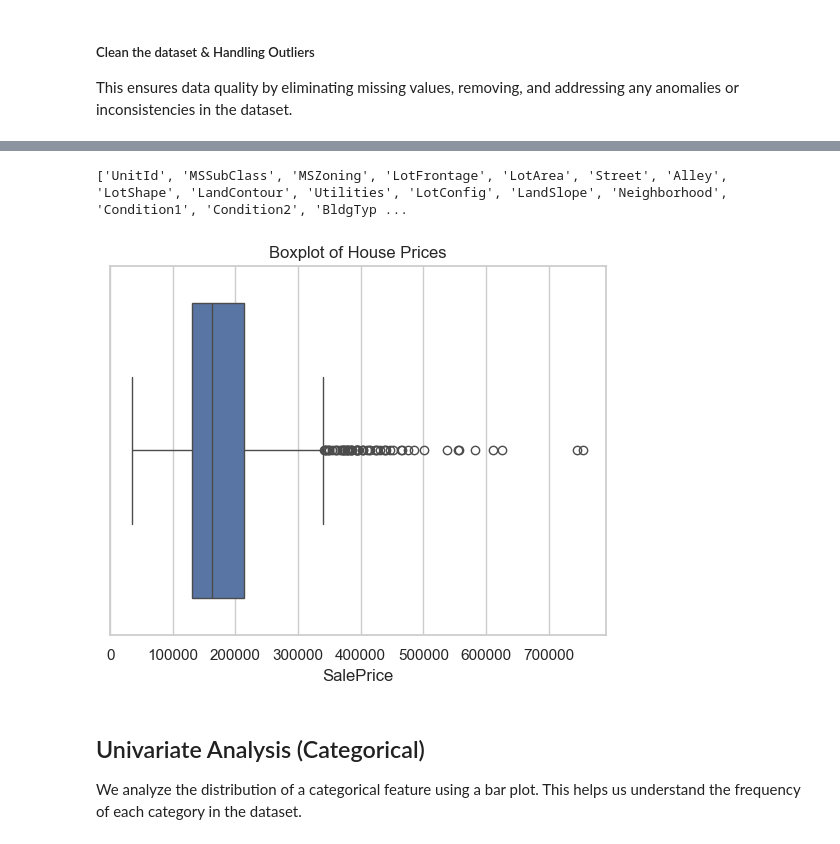
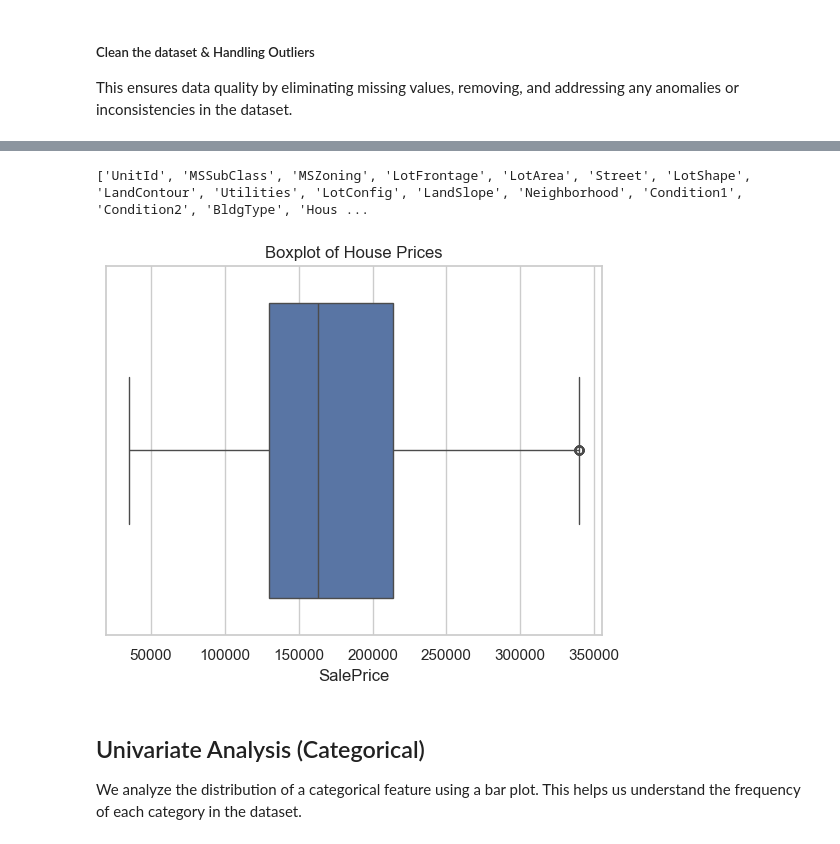
Before and after one commit to aishks14/housing-data-analysis-pro-3, a Jupyter notebook: notebooks/housing-data-eda.ipynb, the cells around one changed output, grey strips where cells are left out. Cells and saved outputs as stored; diff of their text form; code cells hidden in the pictures.

```diff
--- a/notebooks/housing-data-eda.ipynb
+++ b/notebooks/housing-data-eda.ipynb
@@ -820,3 +532,37 @@ MasVnrType     59.726027
 Electrical      0.068493
 GarageYrBlt     5.547945
 dtype: float64
+# %%
+# === Missing value handler ===
+def handle_missing_values(df):
+    df_cleaned = df.copy()
+    missing_percent = df_cleaned.isnull().mean()
+    dropped_cols = []
+
+    for col in df_cleaned.columns:
+        pct = missing_percent[col]
+
+        if pct >= housing_feature_dict.DROP_THRESHOLD:
+            df_cleaned.drop(columns=[col], inplace=True)
+            dropped_cols.append(col)
+            print(f"Dropped '{col}' — missing {pct:.2%}")
+
+        elif housing_feature_dict.MEAN_THRESHOLD[0] <= pct <= housing_feature_dict.MEAN_THRESHOLD[1]:
+            if pd.api.types.is_numeric_dtype(df_cleaned[col]):
+                mean_val = df_cleaned[col].mean()
+                df_cleaned[col] = df_cleaned[col].fillna(mean_val)
+                print(f"Filled '{col}' with mean ({mean_val:.2f}) — missing {pct:.2%}")
+
+        elif abs(pct - housing_feature_dict.MEDIAN_THRESHOLD) < 0.05:
+            if pd.api.types.is_numeric_dtype(df_cleaned[col]):
+                median_val = df_cleaned[col].median()
+                df_cleaned[col] = df_cleaned[col].fillna(median_val)
+                print(f"Filled '{col}' with median ({median_val:.2f}) — missing {pct:.2%}")
+
+    return df_cleaned, dropped_cols, missing_percent
+
+# Step 1: Missing values
+df_cleaned, dropped_cols, missing_percent = handle_missing_values(df)
+
+# Save workbook
+writer._save()
@@ -1032,18 +799,18 @@ Filled 'GarageYrBlt' with mean (1978.51) — missing 5.55%
 # %%
 # Visualize outliers
-print(df.columns.tolist())
-sns.boxplot(x=df['SalePrice'])
+print(df_outliers_handled.columns.tolist())
+sns.boxplot(x=df_outliers_handled['SalePrice'])
 plt.title('Boxplot of House Prices')
 plt.show()
 
 # Remove outliers using IQR
-Q1 = df['SalePrice'].quantile(0.25)
-Q3 = df['SalePrice'].quantile(0.75)
+Q1 = df_outliers_handled['SalePrice'].quantile(0.25)
+Q3 = df_outliers_handled['SalePrice'].quantile(0.75)
 IQR = Q3 - Q1
-df = df[(df['SalePrice'] >= Q1 - 1.5 * IQR) & (df['SalePrice'] <= Q3 + 1.5 * IQR)]
+df_outliers_handled = df_outliers_handled[(df_outliers_handled['SalePrice'] >= Q1 - 1.5 * IQR) & (df_outliers_handled['SalePrice'] <= Q3 + 1.5 * IQR)]
 # %% [output]
-['UnitId', 'MSSubClass', 'MSZoning', 'LotFrontage', 'LotArea', 'Street', 'Alley', 'LotShape', 'LandContour', 'Utilities', 'LotConfig', 'LandSlope', 'Neighborhood', 'Condition1', 'Condition2', 'BldgTyp ...
+['UnitId', 'MSSubClass', 'MSZoning', 'LotFrontage', 'LotArea', 'Street', 'LotShape', 'LandContour', 'Utilities', 'LotConfig', 'LandSlope', 'Neighborhood', 'Condition1', 'Condition2', 'BldgType', 'Hous ...
-[figure, old version]
+[figure, new version]
 # %% [markdown]
 ## Univariate Analysis (Categorical)
 
```
Also changed, not shown: parts of 30 cells of this notebook, 3 other files.
